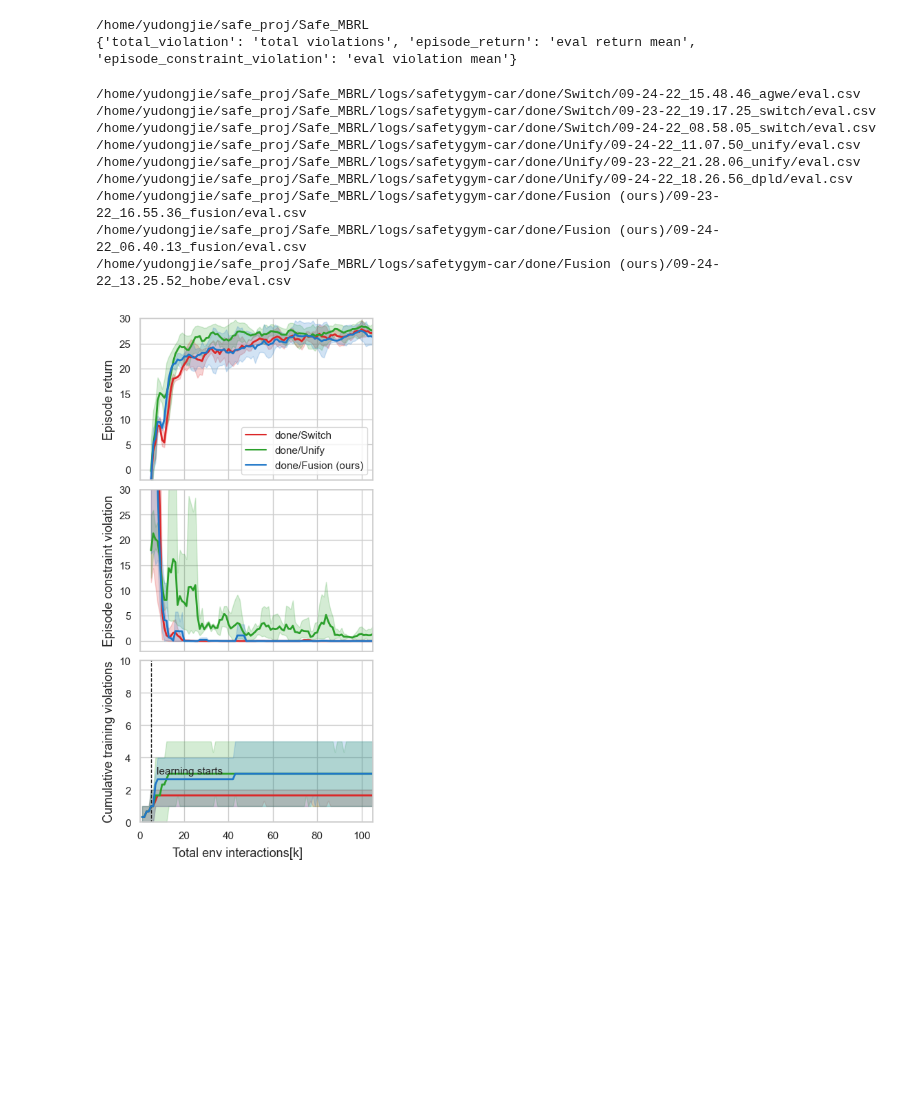
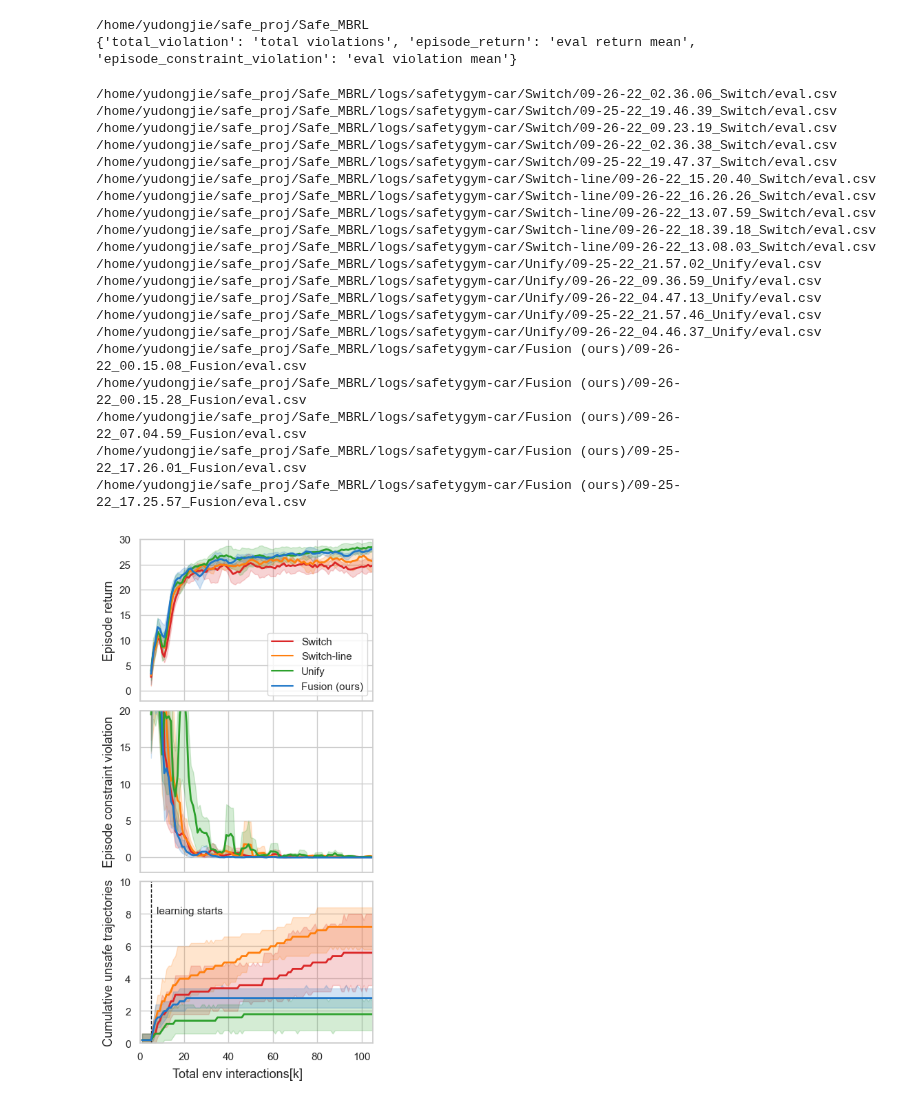
Before and after one commit to ManUtdMoon/Distributional-Reachability-Policy-Optimization, a Jupyter notebook: src/viz_curves.ipynb, the cells around one changed output. Saved outputs shown, nothing was run; the diff lists cells and outputs as text; code cells hidden in the pictures; blank space fills up the shorter version.

Commit message:
apply line search in training

```diff
--- a/src/viz_curves.ipynb
+++ b/src/viz_curves.ipynb
@@ -31,9 +31,9 @@ sns.set_palette(
     np.array(
         [
             [219, 39, 40],  # red
+            [255, 127, 14], # orange
             [44, 160, 44],  # green
             [31, 119, 200],  # blue
-            [255, 127, 14], # orange
             [148, 103, 189], # purple
             [140, 86, 75],  # brown
             [227, 119, 194], # pink
@@ -61,7 +61,7 @@ env_name_dict = {
 tag_name_dict = {
     'episode_return': 'Episode return',
     'episode_constraint_violation': 'Episode constraint violation',
-    'total_violation': 'Cumulative training violations'
+    'total_violation': 'Cumulative unsafe trajectories'
 }
 
 xlim_dict = {
@@ -81,7 +81,7 @@ ylim_dict = {
     },
     'episode_constraint_violation': {
         'safetygym-point': [-2, 30],
-        'safetygym-car': [-2, 30],
+        'safetygym-car': [-2, 20],
         'quadrotor': [-5, 50],
         'cartpole-move': [-2, 20]
     },
@@ -157,7 +157,7 @@ print(tag2csv_col)
 # %%
 def help_func():
     tag2plot = ['episode_return', 'episode_constraint_violation', 'total_violation']
-    alg_list = ['done/Switch', 'done/Unify', 'done/Fusion (ours)']
+    alg_list = ['Switch', 'Switch-line', 'Unify', 'Fusion (ours)']
     result_dir = PROJ_DIR / 'logs'
     return tag2plot, alg_list, result_dir
 
@@ -251,49 +251,60 @@ def plot_eval_results_of_all_alg_n_runs(task):
     for i, tag in enumerate(tag2plot):
         if i == 2: # total violations
             axes[i].plot([buffer_min / 1e3, buffer_min / 1e3], [-1, 1e3], '--k', linewidth=1)
-            plt.text((buffer_min*1.5) / 1e3, 3, 'learning starts', fontsize=fontsize-2)
+            plt.text((buffer_min*1.5) / 1e3, 8, 'learning starts', fontsize=fontsize-2)
         sns.lineplot(
             x="steps sampled",
             y=tag,
             hue="algorithm",
             data=total_eval_df if is_eval_metric(tag) else total_train_df,
             ax=axes[i],
             linewidth=2,
             # errorbar='sd'
         )
         axes[i].set_xlabel("")
         axes[i].set_ylabel(tag_name_dict[tag], fontsize=fontsize)
         ylim_range = ylim_dict[tag].get(task, None)
         if ylim_range:
             axes[i].set_ylim(ylim_range)
         axes[i].set_xlim(xlim_dict[task])
 
         handles, labels = axes[i].get_legend_handles_labels()
         axes[i].legend()
         if i != 0:
             axes[i].get_legend().remove()
         axes[i].tick_params(labelsize=fontsize-2)
 
     if (PROJ_DIR / 'viz_curves').is_dir():
         pass
     else:
         (PROJ_DIR / 'viz_curves').mkdir()
     plt.savefig(str(PROJ_DIR)+'/viz_curves/'+task+'.pdf', bbox_inches='tight', dpi=300.0)
 
 
 plot_eval_results_of_all_alg_n_runs('safetygym-car')
 #
 # %% [output]
-/home/yudongjie/safe_proj/Safe_MBRL/logs/safetygym-car/done/Switch/09-24-22_15.48.46_agwe/eval.csv
-/home/yudongjie/safe_proj/Safe_MBRL/logs/safetygym-car/done/Switch/09-23-22_19.17.25_switch/eval.csv
-/home/yudongjie/safe_proj/Safe_MBRL/logs/safetygym-car/done/Switch/09-24-22_08.58.05_switch/eval.csv
-/home/yudongjie/safe_proj/Safe_MBRL/logs/safetygym-car/done/Unify/09-24-22_11.07.50_unify/eval.csv
-/home/yudongjie/safe_proj/Safe_MBRL/logs/safetygym-car/done/Unify/09-23-22_21.28.06_unify/eval.csv
-/home/yudongjie/safe_proj/Safe_MBRL/logs/safetygym-car/done/Unify/09-24-22_18.26.56_dpld/eval.csv
-/home/yudongjie/safe_proj/Safe_MBRL/logs/safetygym-car/done/Fusion (ours)/09-23-22_16.55.36_fusion/eval.csv
-/home/yudongjie/safe_proj/Safe_MBRL/logs/safetygym-car/done/Fusion (ours)/09-24-22_06.40.13_fusion/eval.csv
-/home/yudongjie/safe_proj/Safe_MBRL/logs/safetygym-car/done/Fusion (ours)/09-24-22_13.25.52_hobe/eval.csv
+/home/yudongjie/safe_proj/Safe_MBRL/logs/safetygym-car/Switch/09-26-22_02.36.06_Switch/eval.csv
+/home/yudongjie/safe_proj/Safe_MBRL/logs/safetygym-car/Switch/09-25-22_19.46.39_Switch/eval.csv
+/home/yudongjie/safe_proj/Safe_MBRL/logs/safetygym-car/Switch/09-26-22_09.23.19_Switch/eval.csv
+/home/yudongjie/safe_proj/Safe_MBRL/logs/safetygym-car/Switch/09-26-22_02.36.38_Switch/eval.csv
+/home/yudongjie/safe_proj/Safe_MBRL/logs/safetygym-car/Switch/09-25-22_19.47.37_Switch/eval.csv
+/home/yudongjie/safe_proj/Safe_MBRL/logs/safetygym-car/Switch-line/09-26-22_15.20.40_Switch/eval.csv
+/home/yudongjie/safe_proj/Safe_MBRL/logs/safetygym-car/Switch-line/09-26-22_16.26.26_Switch/eval.csv
+/home/yudongjie/safe_proj/Safe_MBRL/logs/safetygym-car/Switch-line/09-26-22_13.07.59_Switch/eval.csv
+/home/yudongjie/safe_proj/Safe_MBRL/logs/safetygym-car/Switch-line/09-26-22_18.39.18_Switch/eval.csv
+/home/yudongjie/safe_proj/Safe_MBRL/logs/safetygym-car/Switch-line/09-26-22_13.08.03_Switch/eval.csv
+/home/yudongjie/safe_proj/Safe_MBRL/logs/safetygym-car/Unify/09-25-22_21.57.02_Unify/eval.csv
+/home/yudongjie/safe_proj/Safe_MBRL/logs/safetygym-car/Unify/09-26-22_09.36.59_Unify/eval.csv
+/home/yudongjie/safe_proj/Safe_MBRL/logs/safetygym-car/Unify/09-26-22_04.47.13_Unify/eval.csv
+/home/yudongjie/safe_proj/Safe_MBRL/logs/safetygym-car/Unify/09-25-22_21.57.46_Unify/eval.csv
+/home/yudongjie/safe_proj/Safe_MBRL/logs/safetygym-car/Unify/09-26-22_04.46.37_Unify/eval.csv
+/home/yudongjie/safe_proj/Safe_MBRL/logs/safetygym-car/Fusion (ours)/09-26-22_00.15.08_Fusion/eval.csv
+/home/yudongjie/safe_proj/Safe_MBRL/logs/safetygym-car/Fusion (ours)/09-26-22_00.15.28_Fusion/eval.csv
+/home/yudongjie/safe_proj/Safe_MBRL/logs/safetygym-car/Fusion (ours)/09-26-22_07.04.59_Fusion/eval.csv
+/home/yudongjie/safe_proj/Safe_MBRL/logs/safetygym-car/Fusion (ours)/09-25-22_17.26.01_Fusion/eval.csv
+/home/yudongjie/safe_proj/Safe_MBRL/logs/safetygym-car/Fusion (ours)/09-25-22_17.25.57_Fusion/eval.csv
-[figure, old version]
+[figure, new version]
 # %%
 all_fonts = sorted([f.name for f in fm.fontManager.ttflist])
 all_fonts
```
Also changed, not shown: parts of 1 cell of this notebook, 4 other files.
